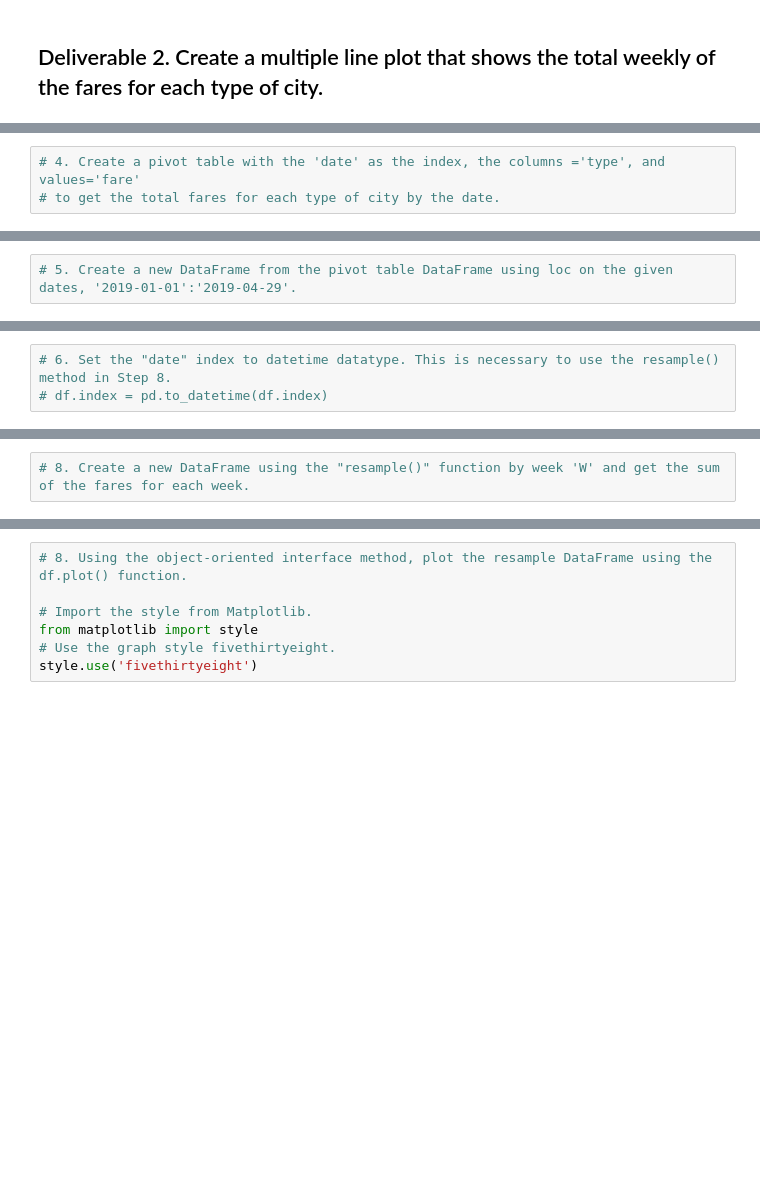
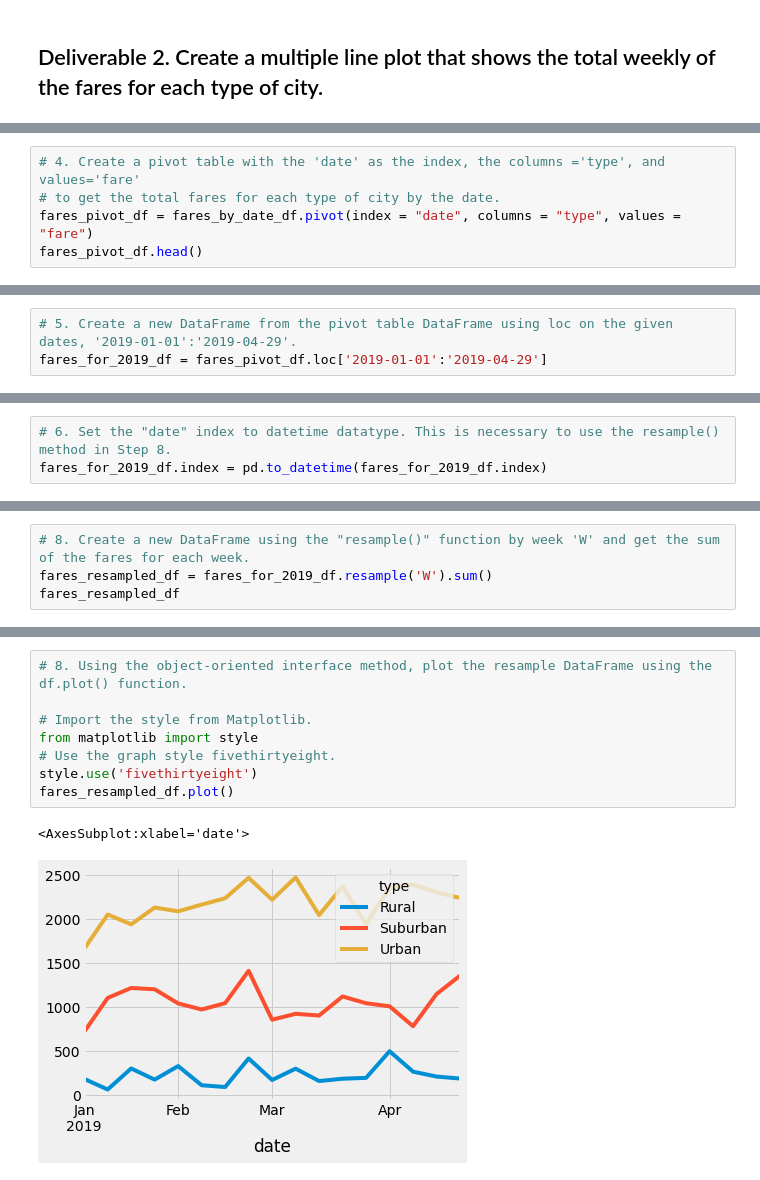
Before and after one commit to linb960/PyBer_Analysis, a Jupyter notebook: PyBer_Challenge.ipynb, the cells around one changed output, grey strips where cells are left out. Saved outputs shown, nothing was run; the diff lists cells and outputs as text; blank space fills up the shorter version.

```diff
--- a/PyBer_Challenge.ipynb
+++ b/PyBer_Challenge.ipynb
@@ -105,3 +132,5 @@ NameError: name 'pyber_summary_df' is not defined
 # %%
 # 4. Create a pivot table with the 'date' as the index, the columns ='type', and values='fare'
 # to get the total fares for each type of city by the date.
+fares_pivot_df = fares_by_date_df.pivot(index = "date", columns = "type", values = "fare")
+fares_pivot_df.head()
@@ -108,2 +145,3 @@ NameError: name 'pyber_summary_df' is not defined
 # %%
 # 5. Create a new DataFrame from the pivot table DataFrame using loc on the given dates, '2019-01-01':'2019-04-29'.
+fares_for_2019_df = fares_pivot_df.loc['2019-01-01':'2019-04-29']
@@ -110,3 +163,3 @@ NameError: name 'pyber_summary_df' is not defined
 # %%
 # 6. Set the "date" index to datetime datatype. This is necessary to use the resample() method in Step 8.
-# df.index = pd.to_datetime(df.index)
+fares_for_2019_df.index = pd.to_datetime(fares_for_2019_df.index)
@@ -115,2 +186,4 @@ NameError: name 'pyber_summary_df' is not defined
 # %%
 # 8. Create a new DataFrame using the "resample()" function by week 'W' and get the sum of the fares for each week.
+fares_resampled_df = fares_for_2019_df.resample('W').sum()
+fares_resampled_df
@@ -117,7 +210,11 @@ NameError: name 'pyber_summary_df' is not defined
 # %%
 # 8. Using the object-oriented interface method, plot the resample DataFrame using the df.plot() function.
 
 # Import the style from Matplotlib.
 from matplotlib import style
 # Use the graph style fivethirtyeight.
 style.use('fivethirtyeight')
+fares_resampled_df.plot()
+# %% [output]
+<AxesSubplot:xlabel='date'>
+[figure, added]
```
Also changed, not shown: parts of 18 cells of this notebook.
